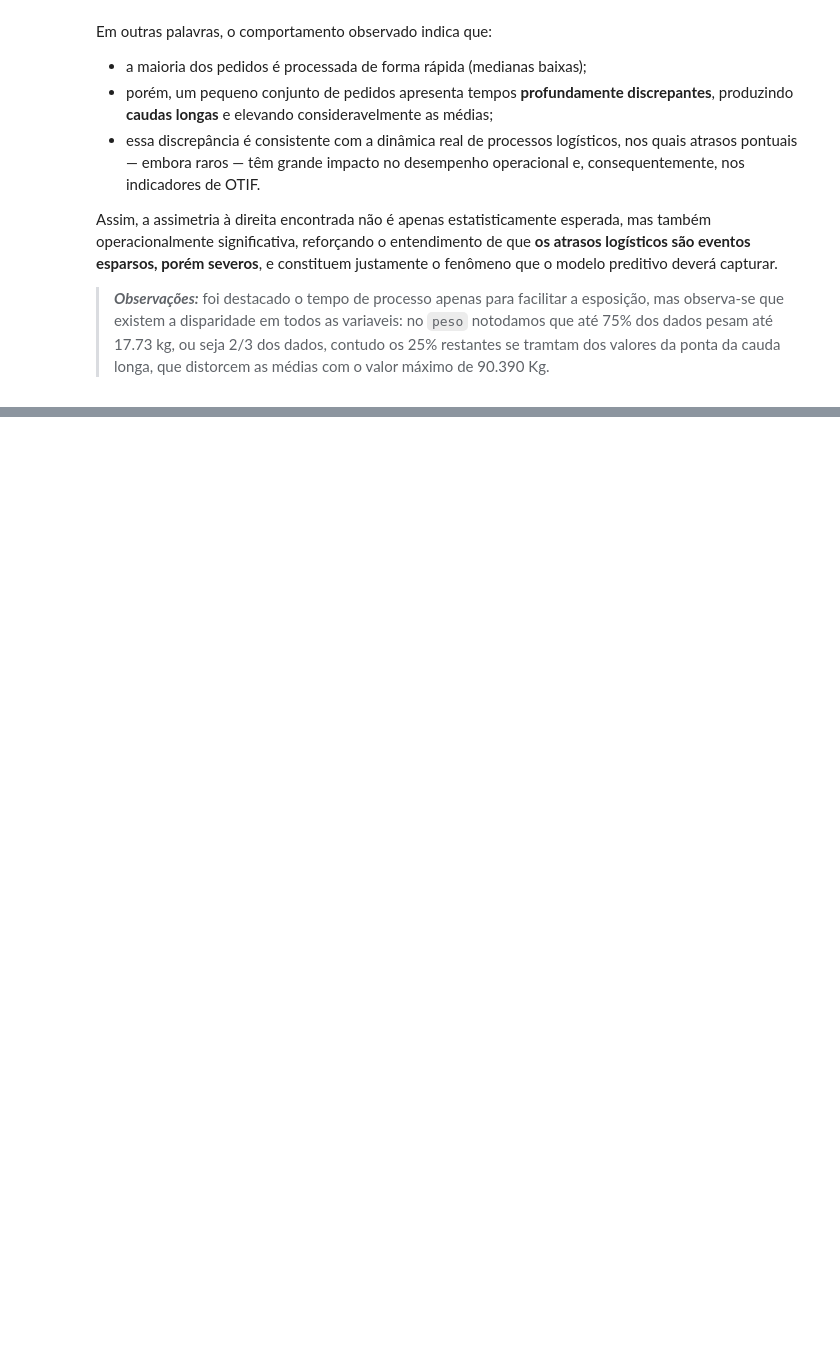
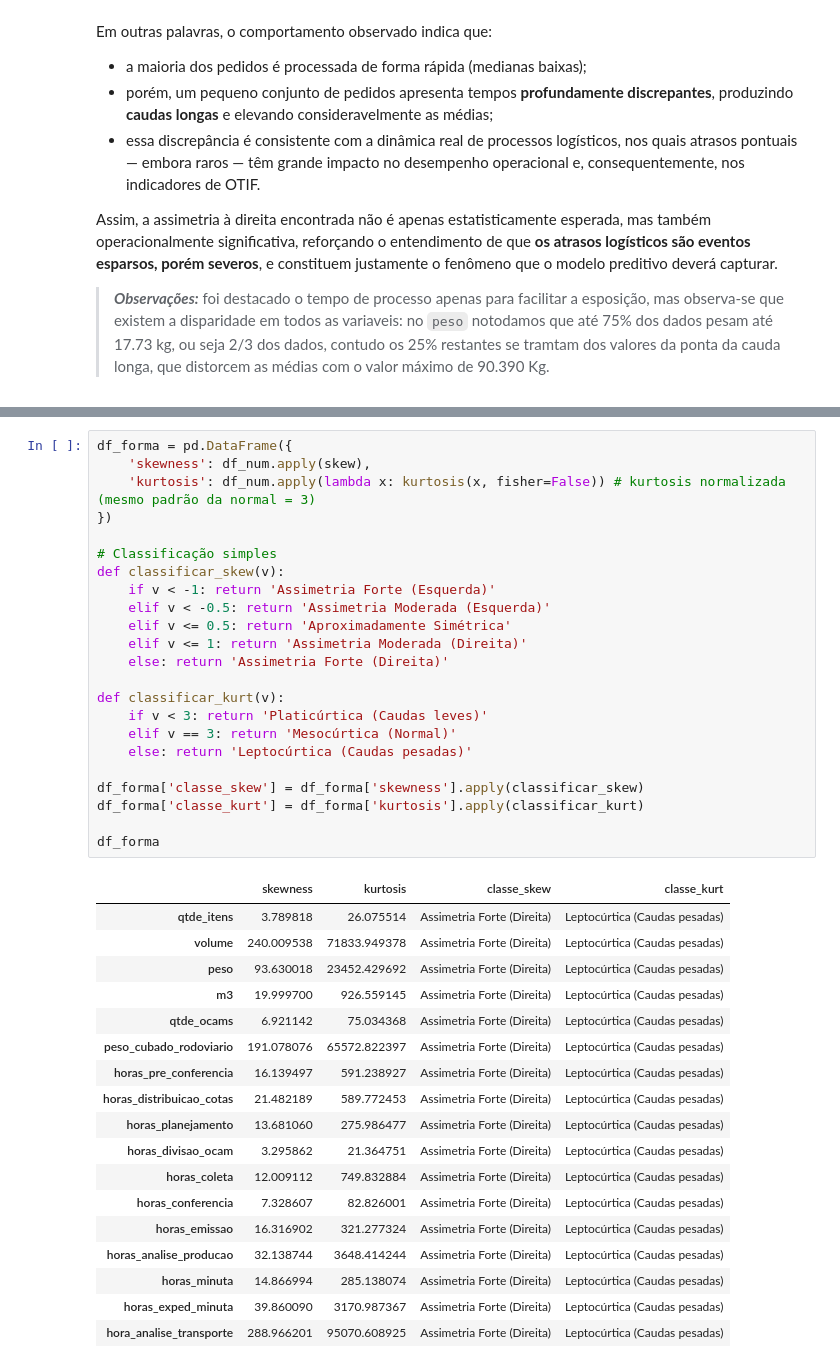
Before and after one commit to tiago466/ds-otif-detection-ml, a Jupyter notebook: notebooks/01_eda_descritiva.ipynb, the cells around one changed output, grey strips where cells are left out. Drawn from its saved outputs; the diff is of its cells as text; blank space fills up the shorter version.

```diff
--- a/notebooks/01_eda_descritiva.ipynb
+++ b/notebooks/01_eda_descritiva.ipynb
@@ -251,0 +398,42 @@ As análises desta etapa complementam diretamente o estudo de assimetria e prepa
+# %%
+df_forma = pd.DataFrame({
+    'skewness': df_num.apply(skew),
+    'kurtosis': df_num.apply(lambda x: kurtosis(x, fisher=False)) # kurtosis normalizada (mesmo padrão da normal = 3)
+})
+
+# Classificação simples
+def classificar_skew(v):
+    if v < -1: return 'Assimetria Forte (Esquerda)'
+    elif v < -0.5: return 'Assimetria Moderada (Esquerda)'
+    elif v <= 0.5: return 'Aproximadamente Simétrica'
+    elif v <= 1: return 'Assimetria Moderada (Direita)'
+    else: return 'Assimetria Forte (Direita)'
+
+def classificar_kurt(v):
+    if v < 3: return 'Platicúrtica (Caudas leves)'
+    elif v == 3: return 'Mesocúrtica (Normal)'
+    else: return 'Leptocúrtica (Caudas pesadas)'
+
+df_forma['classe_skew'] = df_forma['skewness'].apply(classificar_skew)
+df_forma['classe_kurt'] = df_forma['kurtosis'].apply(classificar_kurt)
+
+df_forma
+# %% [output]
+|  | skewness | kurtosis | classe_skew | classe_kurt |
+| qtde_itens | 3.789818 | 26.075514 | Assimetria Forte (Direita) | Leptocúrtica (Caudas pesadas) |
+| volume | 240.009538 | 71833.949378 | Assimetria Forte (Direita) | Leptocúrtica (Caudas pesadas) |
+| peso | 93.630018 | 23452.429692 | Assimetria Forte (Direita) | Leptocúrtica (Caudas pesadas) |
+| m3 | 19.999700 | 926.559145 | Assimetria Forte (Direita) | Leptocúrtica (Caudas pesadas) |
+| qtde_ocams | 6.921142 | 75.034368 | Assimetria Forte (Direita) | Leptocúrtica (Caudas pesadas) |
+| peso_cubado_rodoviario | 191.078076 | 65572.822397 | Assimetria Forte (Direita) | Leptocúrtica (Caudas pesadas) |
+| horas_pre_conferencia | 16.139497 | 591.238927 | Assimetria Forte (Direita) | Leptocúrtica (Caudas pesadas) |
+| horas_distribuicao_cotas | 21.482189 | 589.772453 | Assimetria Forte (Direita) | Leptocúrtica (Caudas pesadas) |
+| horas_planejamento | 13.681060 | 275.986477 | Assimetria Forte (Direita) | Leptocúrtica (Caudas pesadas) |
+| horas_divisao_ocam | 3.295862 | 21.364751 | Assimetria Forte (Direita) | Leptocúrtica (Caudas pesadas) |
+| horas_coleta | 12.009112 | 749.832884 | Assimetria Forte (Direita) | Leptocúrtica (Caudas pesadas) |
+| horas_conferencia | 7.328607 | 82.826001 | Assimetria Forte (Direita) | Leptocúrtica (Caudas pesadas) |
+| horas_emissao | 16.316902 | 321.277324 | Assimetria Forte (Direita) | Leptocúrtica (Caudas pesadas) |
+| horas_analise_producao | 32.138744 | 3648.414244 | Assimetria Forte (Direita) | Leptocúrtica (Caudas pesadas) |
+| horas_minuta | 14.866994 | 285.138074 | Assimetria Forte (Direita) | Leptocúrtica (Caudas pesadas) |
+| horas_exped_minuta | 39.860090 | 3170.987367 | Assimetria Forte (Direita) | Leptocúrtica (Caudas pesadas) |
+| hora_analise_transporte | 288.966201 | 95070.608925 | Assimetria Forte (Direita) | Leptocúrtica (Caudas pesadas) |
```
Also changed, not shown: parts of 11 cells of this notebook, 1 other file.
